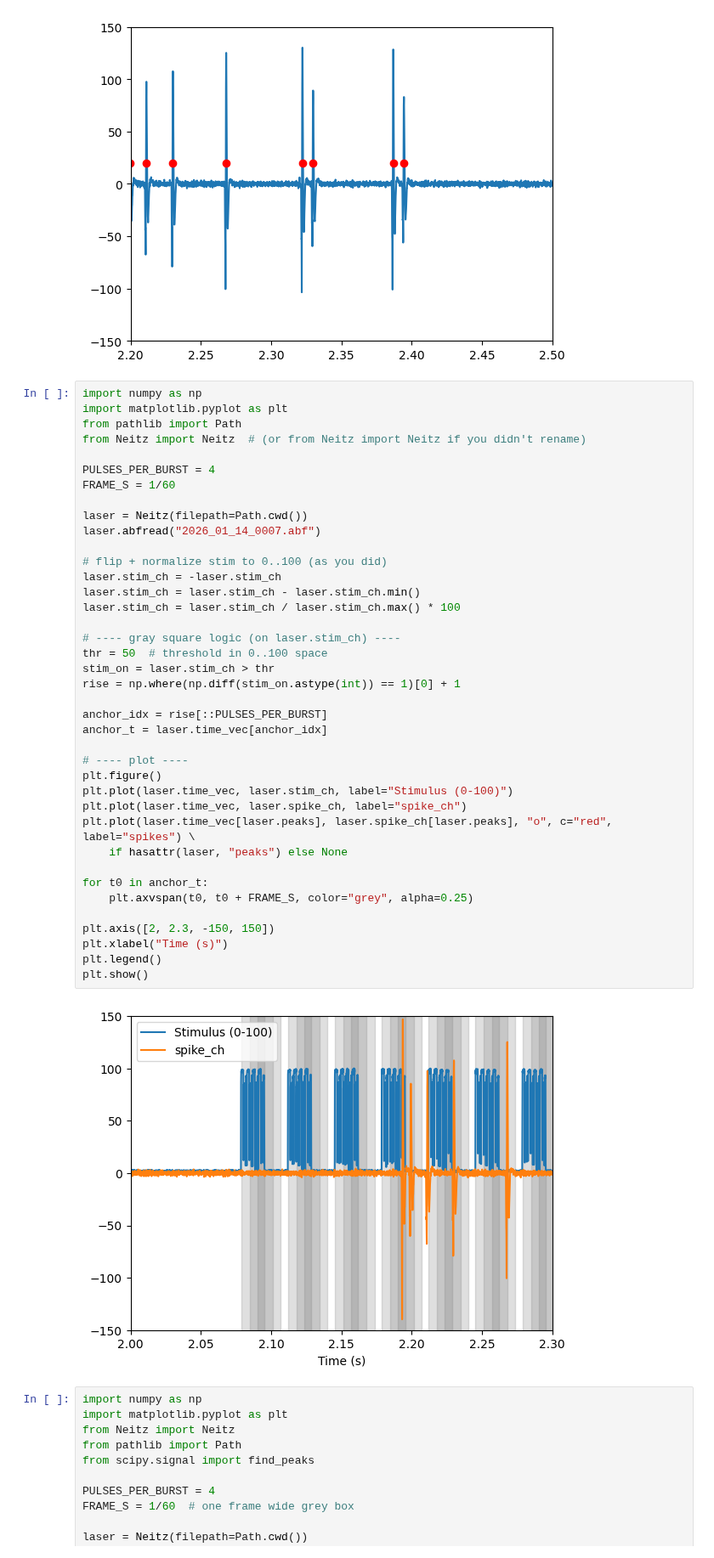
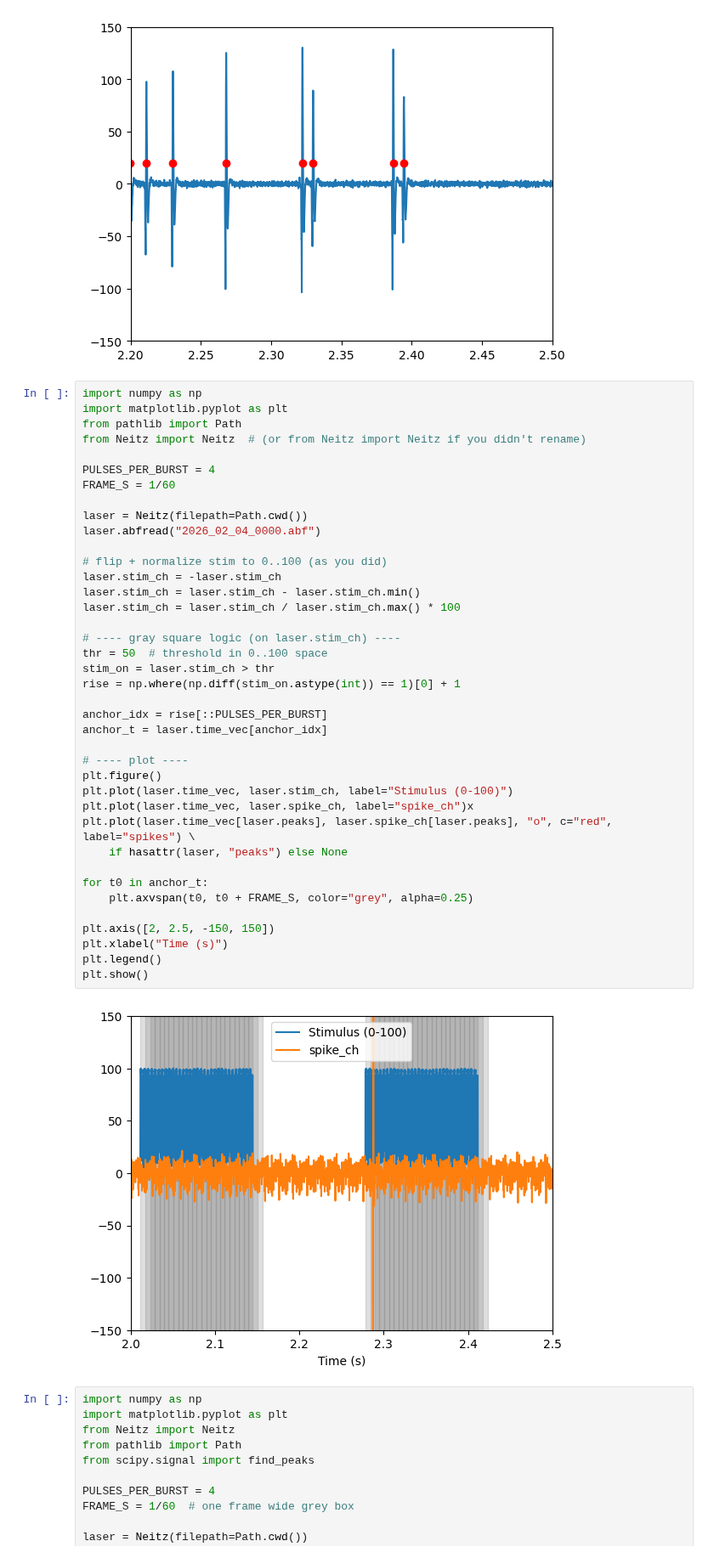
Before and after one commit to bkim346/Neitz_Analysis_Suite, a Jupyter notebook: testingbed.ipynb, the cells around one changed output. Shown at 85% size. Saved outputs shown, nothing was run; the diff lists cells and outputs as text.

```diff
--- a/testingbed.ipynb
+++ b/testingbed.ipynb
@@ -51,37 +51,37 @@ PULSES_PER_BURST = 4
 FRAME_S = 1/60
 
 laser = Neitz(filepath=Path.cwd())
-laser.abfread("2026_01_14_0007.abf")
+laser.abfread("2026_02_04_0000.abf")
 
 # flip + normalize stim to 0..100 (as you did)
 laser.stim_ch = -laser.stim_ch
 laser.stim_ch = laser.stim_ch - laser.stim_ch.min()
 laser.stim_ch = laser.stim_ch / laser.stim_ch.max() * 100
 
 # ---- gray square logic (on laser.stim_ch) ----
 thr = 50  # threshold in 0..100 space
 stim_on = laser.stim_ch > thr
 rise = np.where(np.diff(stim_on.astype(int)) == 1)[0] + 1
 
 anchor_idx = rise[::PULSES_PER_BURST]
 anchor_t = laser.time_vec[anchor_idx]
 
 # ---- plot ----
 plt.figure()
 plt.plot(laser.time_vec, laser.stim_ch, label="Stimulus (0-100)")
-plt.plot(laser.time_vec, laser.spike_ch, label="spike_ch")
+plt.plot(laser.time_vec, laser.spike_ch, label="spike_ch")x
 plt.plot(laser.time_vec[laser.peaks], laser.spike_ch[laser.peaks], "o", c="red", label="spikes") \
     if hasattr(laser, "peaks") else None
 
 for t0 in anchor_t:
     plt.axvspan(t0, t0 + FRAME_S, color="grey", alpha=0.25)
 
-plt.axis([2, 2.3, -150, 150])
+plt.axis([2, 2.5, -150, 150])
 plt.xlabel("Time (s)")
 plt.legend()
 plt.show()
 # %% [output]
-[figure, old version]
+[figure, new version]
 # %%
 import numpy as np
 import matplotlib.pyplot as plt
```
Also changed, not shown: parts of 5 cells of this notebook, 13 other files.
